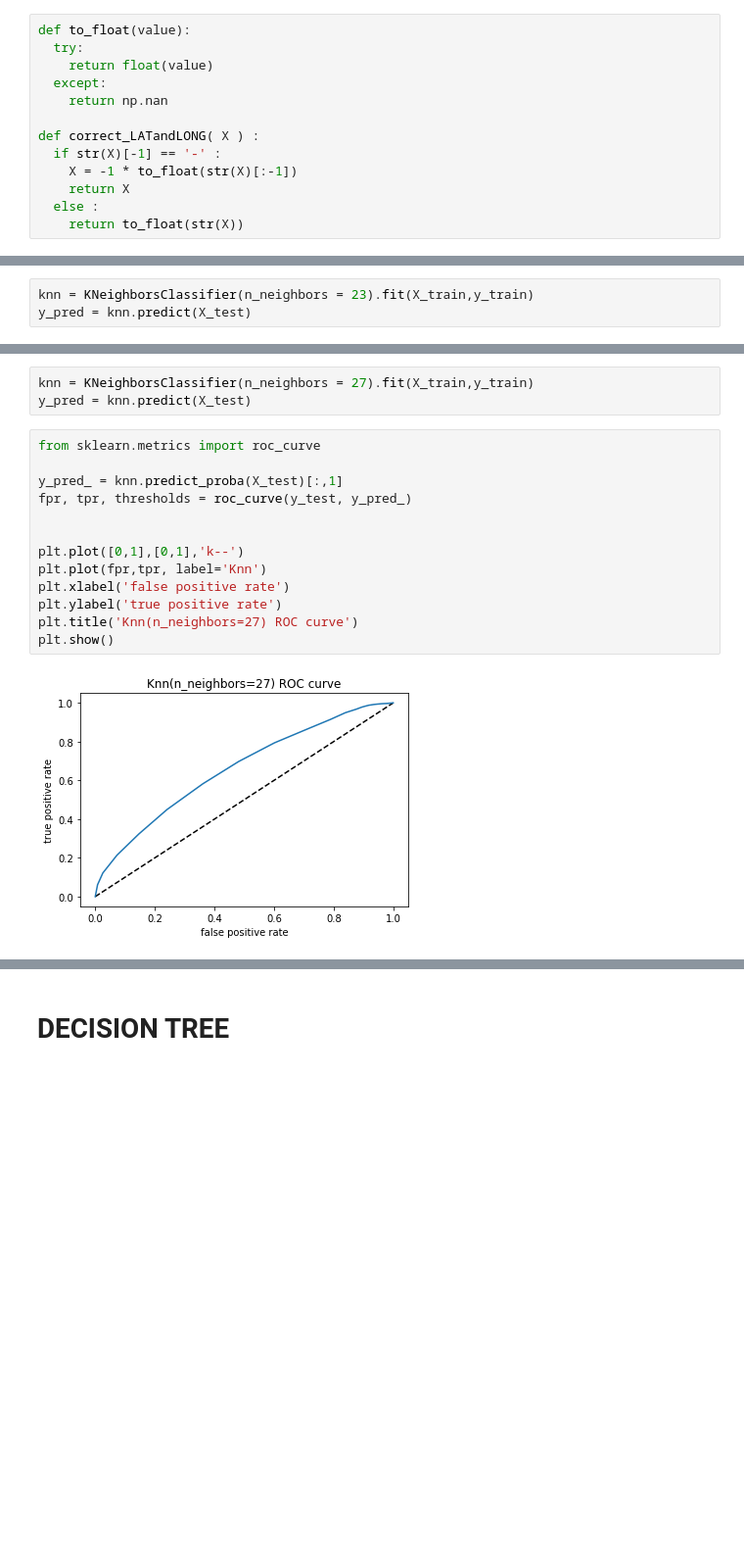
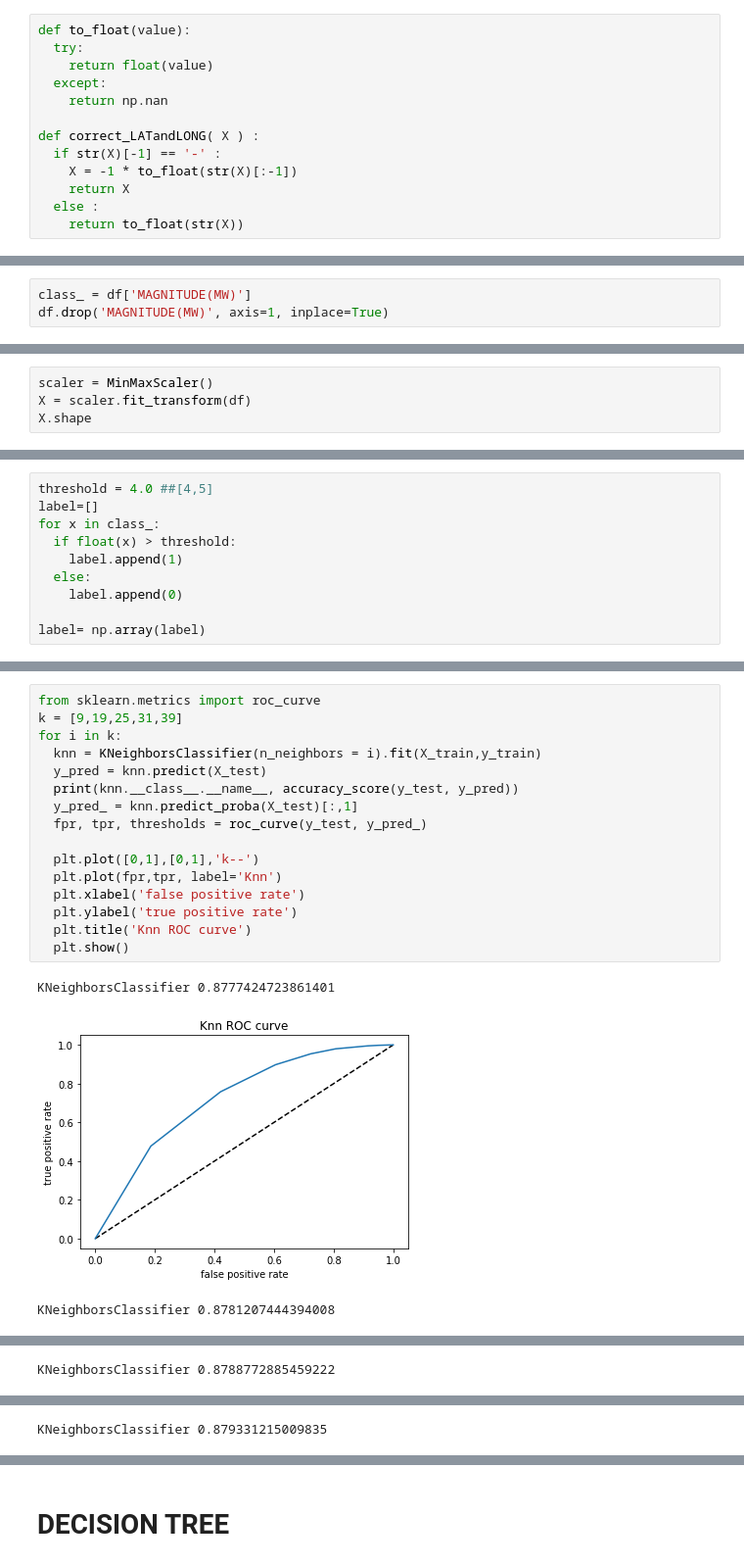
Before and after one commit to navaneet625/Earthquake-Data-Analysis-and-Classification, a Jupyter notebook: Classification.ipynb, the cells around one changed output, grey strips where cells are left out. Shown at 98% size. Cells and saved outputs as stored; diff of their text form; blank space fills up the shorter version.

```diff
--- a/Classification.ipynb
+++ b/Classification.ipynb
@@ -288,0 +276,3 @@ from sklearn.metrics import confusion_matrix,plot_confusion_matrix
+# %%
+class_ = df['MAGNITUDE(MW)']
+df.drop('MAGNITUDE(MW)', axis=1, inplace=True)
@@ -288,0 +291,4 @@ from sklearn.metrics import confusion_matrix,plot_confusion_matrix
+# %%
+scaler = MinMaxScaler()
+X = scaler.fit_transform(df)
+X.shape
@@ -288,0 +348,10 @@ from sklearn.metrics import confusion_matrix,plot_confusion_matrix
+# %%
+threshold = 4.0 ##[4,5]
+label=[]
+for x in class_:
+  if float(x) > threshold:
+    label.append(1)
+  else:
+    label.append(0)
+
+label= np.array(label)
@@ -316,3 +394,0 @@ plt.show()
-# %%
-knn = KNeighborsClassifier(n_neighbors = 23).fit(X_train,y_train)
-y_pred = knn.predict(X_test)
@@ -334,18 +395,20 @@ print(grid_search.best_params_)
-# %%
-knn = KNeighborsClassifier(n_neighbors = 27).fit(X_train,y_train)
-y_pred = knn.predict(X_test)
 # %%
 from sklearn.metrics import roc_curve
+k = [9,19,25,31,39]
+for i in k:
+  knn = KNeighborsClassifier(n_neighbors = i).fit(X_train,y_train)
+  y_pred = knn.predict(X_test)
+  print(knn.__class__.__name__, accuracy_score(y_test, y_pred))
+  y_pred_ = knn.predict_proba(X_test)[:,1]
+  fpr, tpr, thresholds = roc_curve(y_test, y_pred_)
 
-y_pred_ = knn.predict_proba(X_test)[:,1]
-fpr, tpr, thresholds = roc_curve(y_test, y_pred_)
-
-
-plt.plot([0,1],[0,1],'k--')
-plt.plot(fpr,tpr, label='Knn')
-plt.xlabel('false positive rate')
-plt.ylabel('true positive rate')
-plt.title('Knn(n_neighbors=27) ROC curve')
-plt.show()
+  plt.plot([0,1],[0,1],'k--')
+  plt.plot(fpr,tpr, label='Knn')
+  plt.xlabel('false positive rate')
+  plt.ylabel('true positive rate')
+  plt.title('Knn ROC curve')
+  plt.show()
 # %% [output]
+KNeighborsClassifier 0.8777424723861401
-[figure, old version]
+[figure, new version]
+KNeighborsClassifier 0.8781207444394008
@@ -351,0 +416 @@ plt.show()
+KNeighborsClassifier 0.8788772885459222
@@ -351,0 +418 @@ plt.show()
+KNeighborsClassifier 0.879331215009835
```
Also changed, not shown: parts of 140 cells of this notebook.
